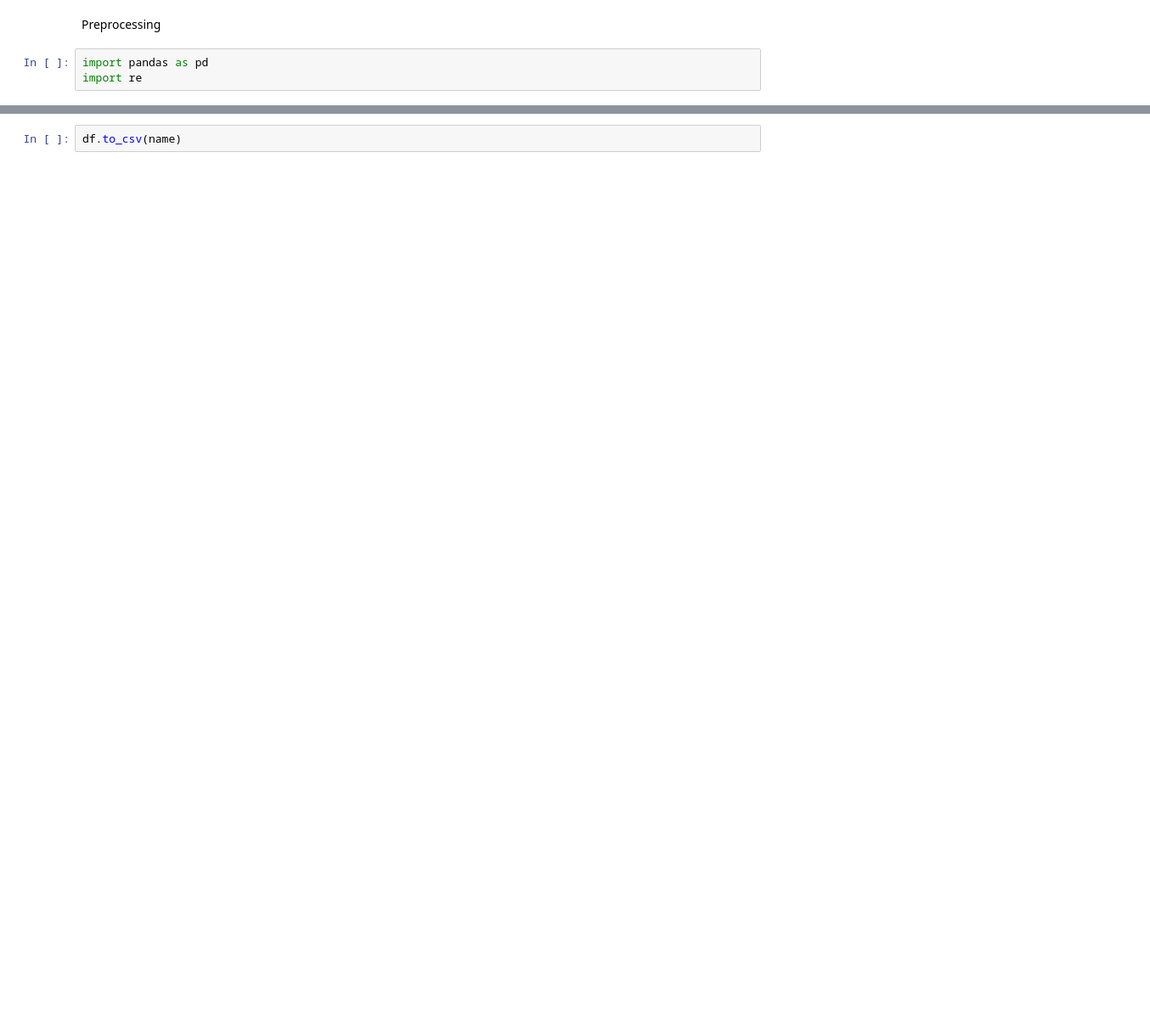
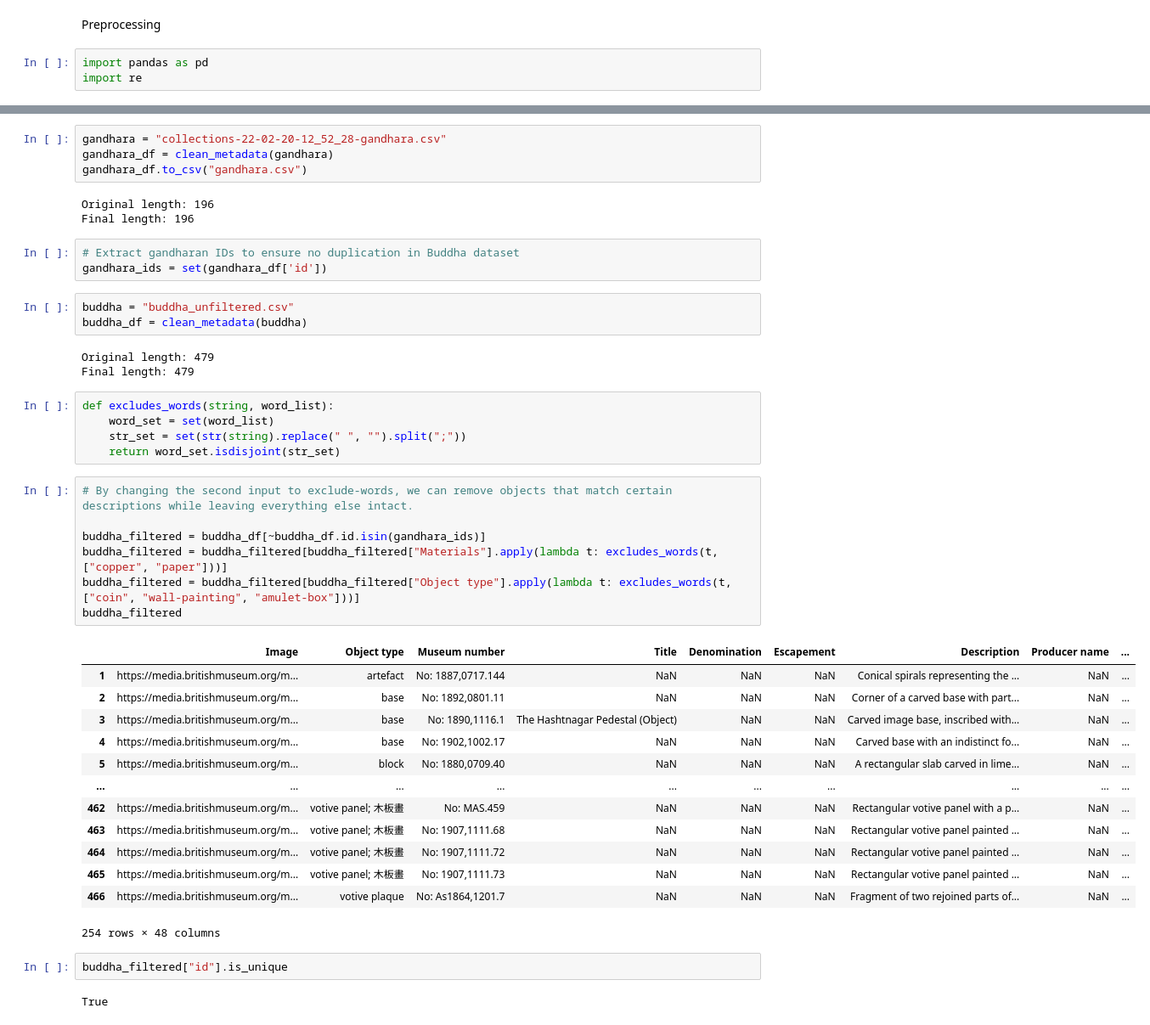
Before and after one commit to kraftedcheese/gandhara-ish, a Jupyter notebook: preprocessing_metadata.ipynb, the cells around one changed output, grey strips where cells are left out. Shown at 85% size. Drawn from its saved outputs; the diff is of its cells as text; blank space fills up the shorter version.

Commit message:
Requery datasets and make them more better

```diff
--- a/preprocessing_metadata.ipynb
+++ b/preprocessing_metadata.ipynb
@@ -35,2 +20,46 @@ df
-# %%
-df.to_csv(name)
+# %%
+gandhara = "collections-22-02-20-12_52_28-gandhara.csv"
+gandhara_df = clean_metadata(gandhara)
+gandhara_df.to_csv("gandhara.csv")
+# %% [output]
+Original length: 196
+Final length: 196
+# %%
+# Extract gandharan IDs to ensure no duplication in Buddha dataset
+gandhara_ids = set(gandhara_df['id'])
+# %%
+buddha = "buddha_unfiltered.csv"
+buddha_df = clean_metadata(buddha)
+# %% [output]
+Original length: 479
+Final length: 479
+# %%
+def excludes_words(string, word_list):
+    word_set = set(word_list)
+    str_set = set(str(string).replace(" ", "").split(";"))
+    return word_set.isdisjoint(str_set)
+# %%
+# By changing the second input to exclude-words, we can remove objects that match certain descriptions while leaving everything else intact.
+
+buddha_filtered = buddha_df[~buddha_df.id.isin(gandhara_ids)]
+buddha_filtered = buddha_filtered[buddha_filtered["Materials"].apply(lambda t: excludes_words(t, ["copper", "paper"]))]
+buddha_filtered = buddha_filtered[buddha_filtered["Object type"].apply(lambda t: excludes_words(t, ["coin", "wall-painting", "amulet-box"]))]
+buddha_filtered
+# %% [output]
+|  | Image | Object type | Museum number | Title | Denomination | Escapement | Description | Producer name | ... |
+| 1 | https://media.britishmuseum.org/m... | artefact | No: 1887,0717.144 | NaN | NaN | NaN | Conical spirals representing the ... | NaN | ... |
+| 2 | https://media.britishmuseum.org/m... | base | No: 1892,0801.11 | NaN | NaN | NaN | Corner of a carved base with part... | NaN | ... |
+| 3 | https://media.britishmuseum.org/m... | base | No: 1890,1116.1 | The Hashtnagar Pedestal (Object) | NaN | NaN | Carved image base, inscribed with... | NaN | ... |
+| 4 | https://media.britishmuseum.org/m... | base | No: 1902,1002.17 | NaN | NaN | NaN | Carved base with an indistinct fo... | NaN | ... |
+| 5 | https://media.britishmuseum.org/m... | block | No: 1880,0709.40 | NaN | NaN | NaN | A rectangular slab carved in lime... | NaN | ... |
+| ... | ... | ... | ... | ... | ... | ... | ... | ... | ... |
+| 462 | https://media.britishmuseum.org/m... | votive panel; 木板畫 | No: MAS.459 | NaN | NaN | NaN | Rectangular votive panel with a p... | NaN | ... |
+| 463 | https://media.britishmuseum.org/m... | votive panel; 木板畫 | No: 1907,1111.68 | NaN | NaN | NaN | Rectangular votive panel painted ... | NaN | ... |
+| 464 | https://media.britishmuseum.org/m... | votive panel; 木板畫 | No: 1907,1111.72 | NaN | NaN | NaN | Rectangular votive panel painted ... | NaN | ... |
+| 465 | https://media.britishmuseum.org/m... | votive panel; 木板畫 | No: 1907,1111.73 | NaN | NaN | NaN | Rectangular votive panel painted ... | NaN | ... |
+| 466 | https://media.britishmuseum.org/m... | votive plaque | No: As1864,1201.7 | NaN | NaN | NaN | Fragment of two rejoined parts of... | NaN | ... |
+254 rows × 48 columns
+# %%
+buddha_filtered["id"].is_unique
+# %% [output]
+True
```
Also changed, not shown: parts of 11 cells of this notebook, 6 other files.
